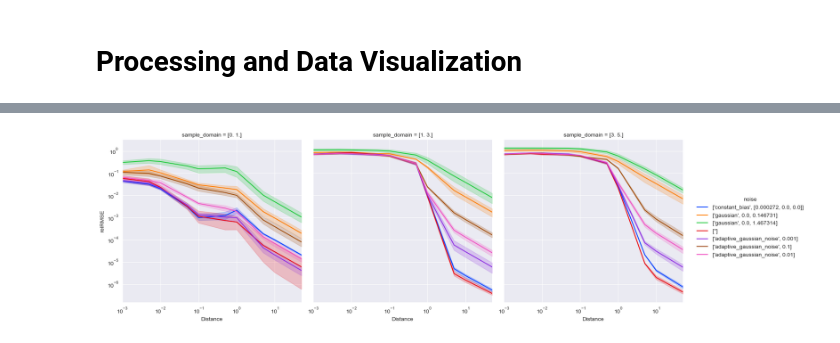
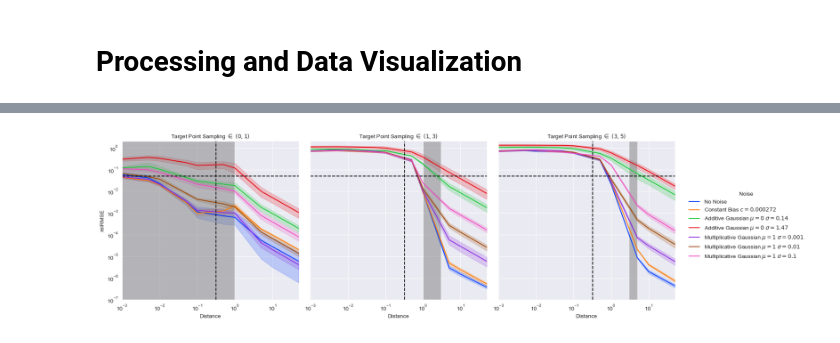
Before and after one commit to gomezzz/geodesyNets, a Jupyter notebook: P3 - Plotting Churyumov-Gerasimenko.ipynb, the cells around one changed output, grey strips where cells are left out. Saved outputs shown, nothing was run; the diff lists cells and outputs as text; code cells hidden in the pictures.

```diff
--- a/P3 - Plotting Churyumov-Gerasimenko.ipynb
+++ b/P3 - Plotting Churyumov-Gerasimenko.ipynb
@@ -30,6 +30,9 @@ sample = "churyumov-gerasimenko"
 output_directory = Path(f"./results/{sample}")
 error_of_interest = "relRMSE"
 input_csv_file = output_directory.joinpath(f"total_results_{sample}.csv")
+
+one_km = unit_conversion.convert_altitude(sample, np.array([1.0]), forward=False, unit='km')[0]
+
 
 noise_replacement = {
     "['']" : "No Noise",
@@ -42,9 +45,9 @@ noise_replacement = {
 }
 
 sample_distance_replacement = {
-    "[0.0, 1.0]": "$(0, 1)$",
-    "[1.0, 3.0]": "$(1, 3)$",
-    "[3.0, 5.0]": "$(3, 5)$",
+    "[0. 1.]": "$(0, 1)$",
+    "[1. 3.]": "$(1, 3)$",
+    "[3. 5.]": "$(3, 5)$",
 }
 # %%
 df = pd.read_csv(input_csv_file)
@@ -175,20 +245,38 @@ df.drop(columns=["sample", "seed", "resolution", "ground_truth", "integration_po
 # %%
 dfm = df.melt(["noise", "sample_domain"], str_altitudes, var_name="Distance", value_name=error_of_interest)
 dfm["sample_domain"] = dfm["sample_domain"].apply(lambda x: str(x))
 dfm["Distance"] = dfm["Distance"].apply(lambda x: float(x))
 dfm[error_of_interest] = dfm[error_of_interest].apply(lambda x: float(x))
 
+for key, replacement in noise_replacement.items():
+    dfm["noise"].replace(key, replacement, inplace=True)
+
+for key, replacement in sample_distance_replacement.items():
+    dfm["sample_domain"].replace(key, replacement, inplace=True)
+
+dfm.rename(columns={"sample_domain": "Sample Domain", "noise": "Noise"}, inplace=True)
+
 g = sns.relplot(
     data=dfm, kind="line",
-    col="sample_domain",
+    col="Sample Domain", col_order=sample_distance_replacement.values(),
     x="Distance", y=error_of_interest,
-    hue="noise", palette="bright"
+    hue="Noise", palette="bright", hue_order=noise_replacement.values()
 )
 g.set(
-    xlim=(0.001, 50.0), xscale='log', yscale='log'
+    xlim=(0.001, 50.0), xscale='log', yscale='log', ylim=(1e-7, 2.0)
 )
+
+g.set_titles("Target Point Sampling $\in$ {col_name}")
+
+g.map(plt.axhline, y=0.05, ls='--', c='black', label="5%")
+g.map(plt.axvline, x=one_km, ls='--', c='black', label="1 km")
+
+g.axes[0,0].axvspan(0, 1.0, facecolor='gray', alpha=0.5)
+g.axes[0,1].axvspan(1.0, 3.0, facecolor='gray', alpha=0.5)
+g.axes[0,2].axvspan(3.0, 5.0, facecolor='gray', alpha=0.5)
+
 g.tight_layout()
 save_path = os.path.join(output_directory, f"{sample}_{error_of_interest}_noise.png")
 g.savefig(save_path, dpi=300)
 # %% [output]
-[figure, old version]
+[figure, new version]
```
Also changed, not shown: parts of 9 cells of this notebook, 2 other files.
